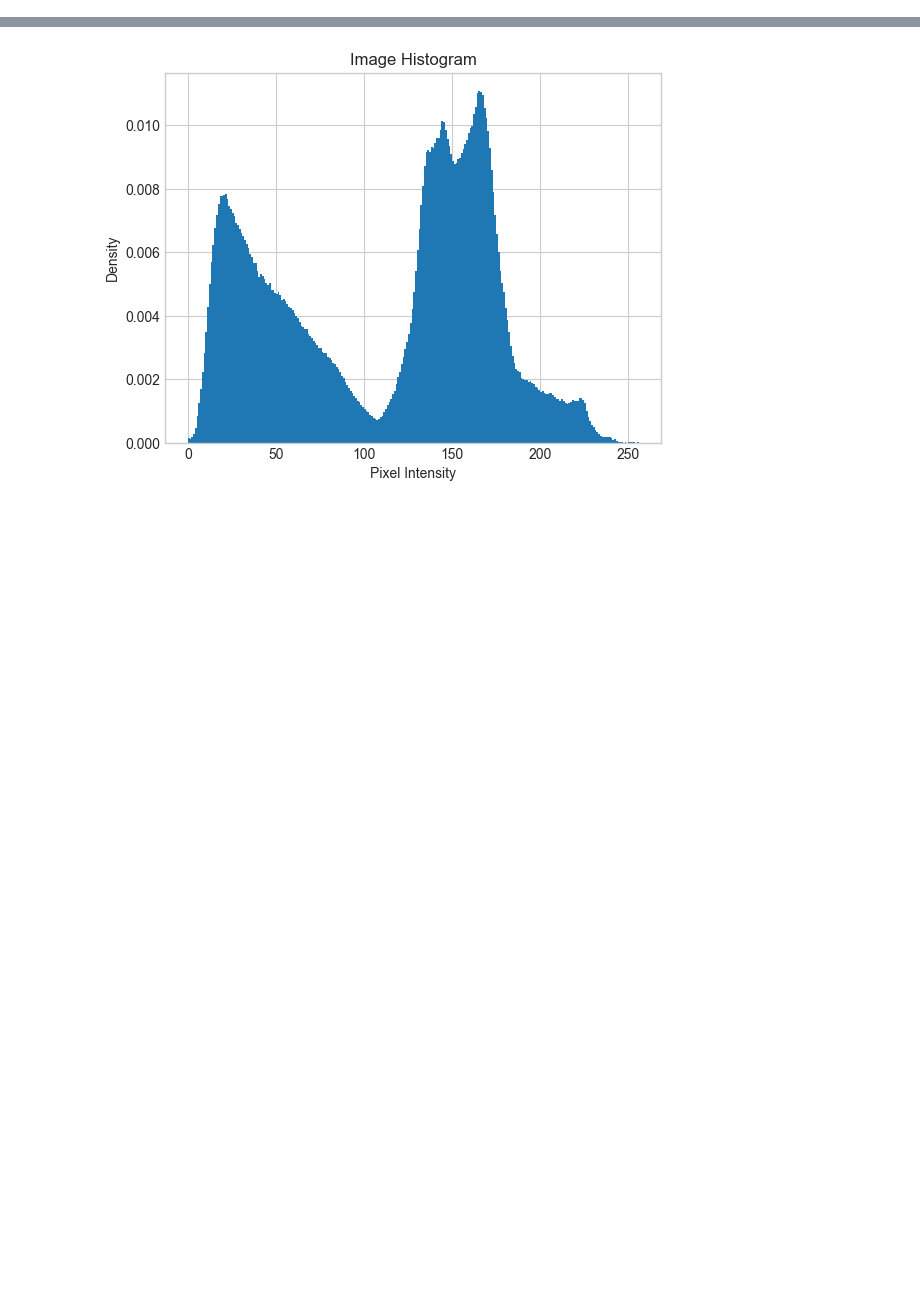
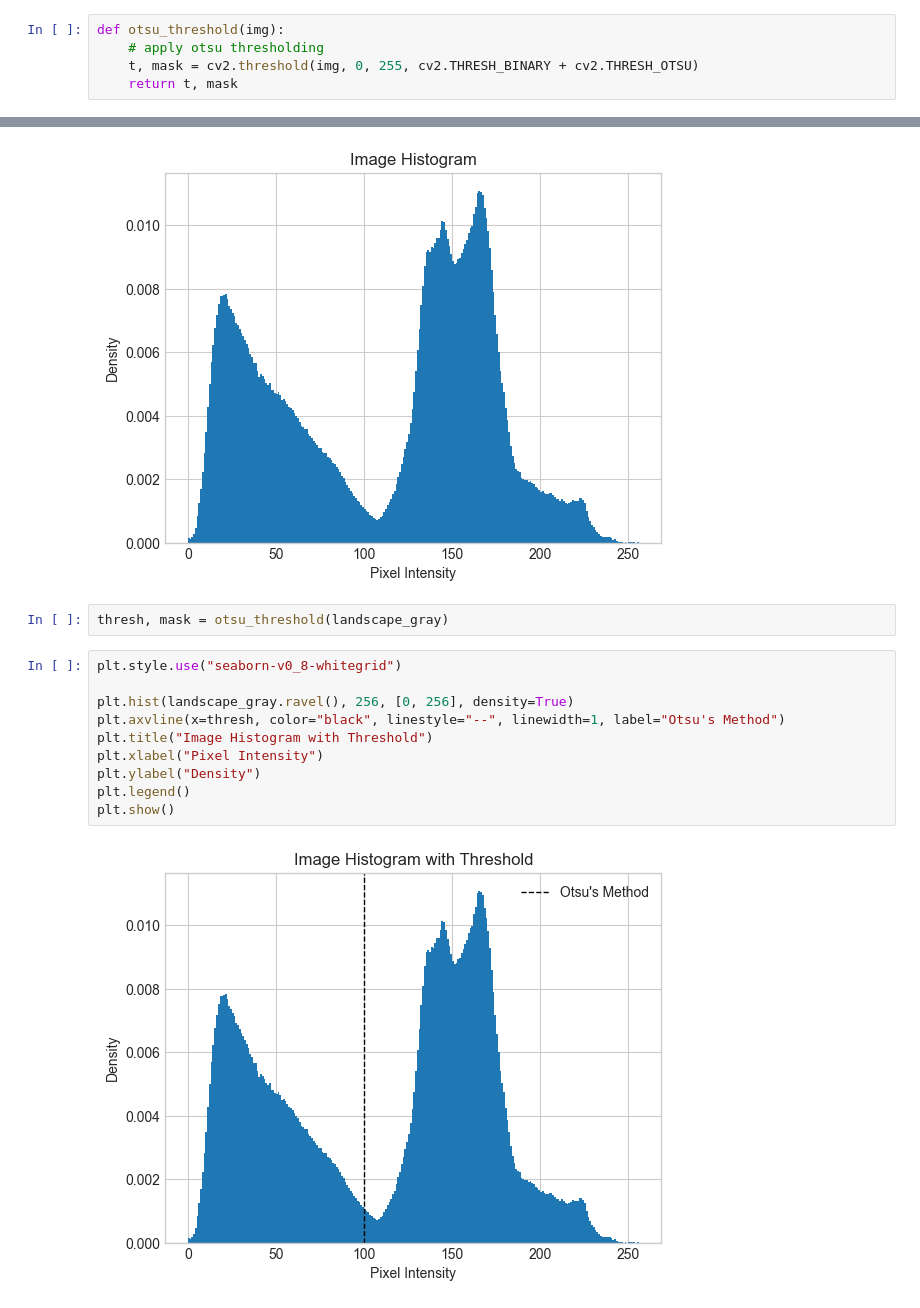
Before and after one commit to joypauls/blog-scripts, a Jupyter notebook: notebooks/otsus_method.ipynb, the cells around one changed output, grey strips where cells are left out. Cells and saved outputs as stored; diff of their text form; blank space fills up the shorter version.

Commit message:
working on plots

```diff
--- a/notebooks/otsus_method.ipynb
+++ b/notebooks/otsus_method.ipynb
@@ -39,4 +42,9 @@ def plot_overlay(img, mask):
     plt.imshow(cv2.cvtColor(img, cv2.COLOR_BGR2RGB))
     plt.imshow(color_mask, alpha=0.2)
     plt.show()
+# %%
+def otsu_threshold(img):
+    # apply otsu thresholding
+    t, mask = cv2.threshold(img, 0, 255, cv2.THRESH_BINARY + cv2.THRESH_OTSU)
+    return t, mask
 # %%
@@ -54,3 +62,17 @@ plt.ylabel("Density")
 plt.show()
 # %% [output]
 [figure]
+# %%
+thresh, mask = otsu_threshold(landscape_gray)
+# %%
+plt.style.use("seaborn-v0_8-whitegrid")
+
+plt.hist(landscape_gray.ravel(), 256, [0, 256], density=True)
+plt.axvline(x=thresh, color="black", linestyle="--", linewidth=1, label="Otsu's Method")
+plt.title("Image Histogram with Threshold")
+plt.xlabel("Pixel Intensity")
+plt.ylabel("Density")
+plt.legend()
+plt.show()
+# %% [output]
+[figure, added]
```
Also changed, not shown: parts of 8 cells of this notebook.
